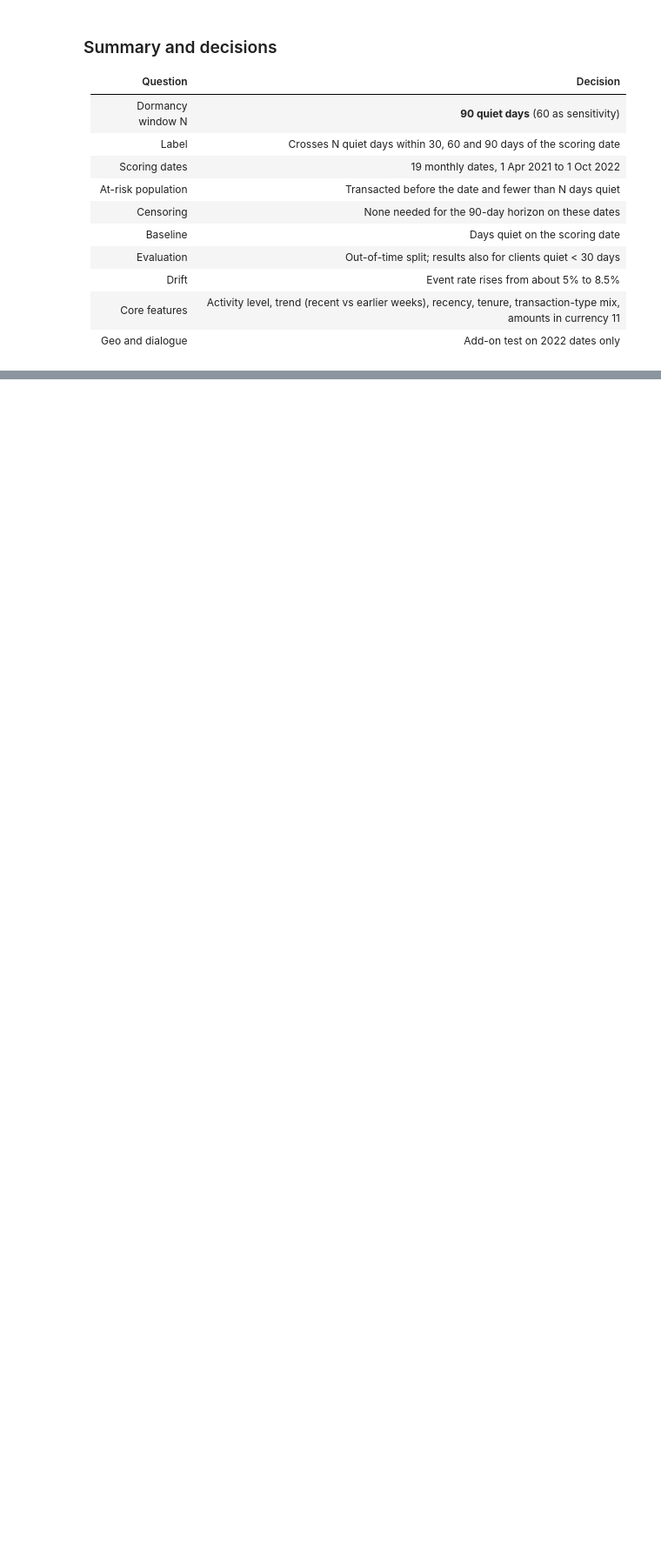
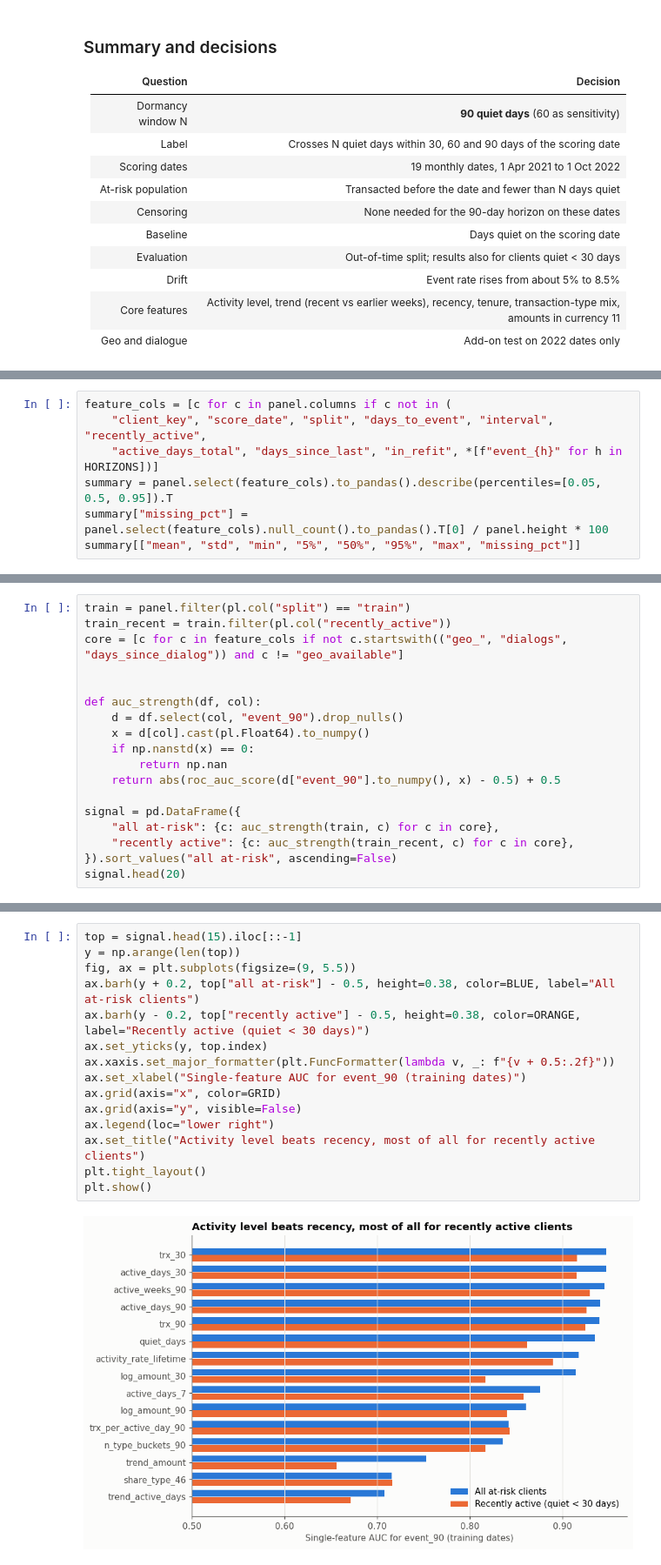
Before and after one commit to tintinWanyoike/084045_dsa_8401_capstone_project, a Jupyter notebook: notebook.ipynb, the cells around one changed output, grey strips where cells are left out. Shown at 87% size. Drawn from its saved outputs; the diff is of its cells as text; blank space fills up the shorter version.

```diff
--- a/notebook.ipynb
+++ b/notebook.ipynb
@@ -1601,0 +2062,7 @@ embeddings are a stretch goal.
+# %%
+feature_cols = [c for c in panel.columns if c not in (
+    "client_key", "score_date", "split", "days_to_event", "interval", "recently_active",
+    "active_days_total", "days_since_last", "in_refit", *[f"event_{h}" for h in HORIZONS])]
+summary = panel.select(feature_cols).to_pandas().describe(percentiles=[0.05, 0.5, 0.95]).T
+summary["missing_pct"] = panel.select(feature_cols).null_count().to_pandas().T[0] / panel.height * 100
+summary[["mean", "std", "min", "5%", "50%", "95%", "max", "missing_pct"]]
@@ -1601,0 +2110,18 @@ embeddings are a stretch goal.
+# %%
+train = panel.filter(pl.col("split") == "train")
+train_recent = train.filter(pl.col("recently_active"))
+core = [c for c in feature_cols if not c.startswith(("geo_", "dialogs", "days_since_dialog")) and c != "geo_available"]
+
+
+def auc_strength(df, col):
+    d = df.select(col, "event_90").drop_nulls()
+    x = d[col].cast(pl.Float64).to_numpy()
+    if np.nanstd(x) == 0:
+        return np.nan
+    return abs(roc_auc_score(d["event_90"].to_numpy(), x) - 0.5) + 0.5
+
+signal = pd.DataFrame({
+    "all at-risk": {c: auc_strength(train, c) for c in core},
+    "recently active": {c: auc_strength(train_recent, c) for c in core},
+}).sort_values("all at-risk", ascending=False)
+signal.head(20)
@@ -1601,0 +2146,17 @@ embeddings are a stretch goal.
+# %%
+top = signal.head(15).iloc[::-1]
+y = np.arange(len(top))
+fig, ax = plt.subplots(figsize=(9, 5.5))
+ax.barh(y + 0.2, top["all at-risk"] - 0.5, height=0.38, color=BLUE, label="All at-risk clients")
+ax.barh(y - 0.2, top["recently active"] - 0.5, height=0.38, color=ORANGE, label="Recently active (quiet < 30 days)")
+ax.set_yticks(y, top.index)
+ax.xaxis.set_major_formatter(plt.FuncFormatter(lambda v, _: f"{v + 0.5:.2f}"))
+ax.set_xlabel("Single-feature AUC for event_90 (training dates)")
+ax.grid(axis="x", color=GRID)
+ax.grid(axis="y", visible=False)
+ax.legend(loc="lower right")
+ax.set_title("Activity level beats recency, most of all for recently active clients")
+plt.tight_layout()
+plt.show()
+# %% [output]
+[figure, added]
```
Also changed, not shown: parts of 42 cells of this notebook, 1 other file.
